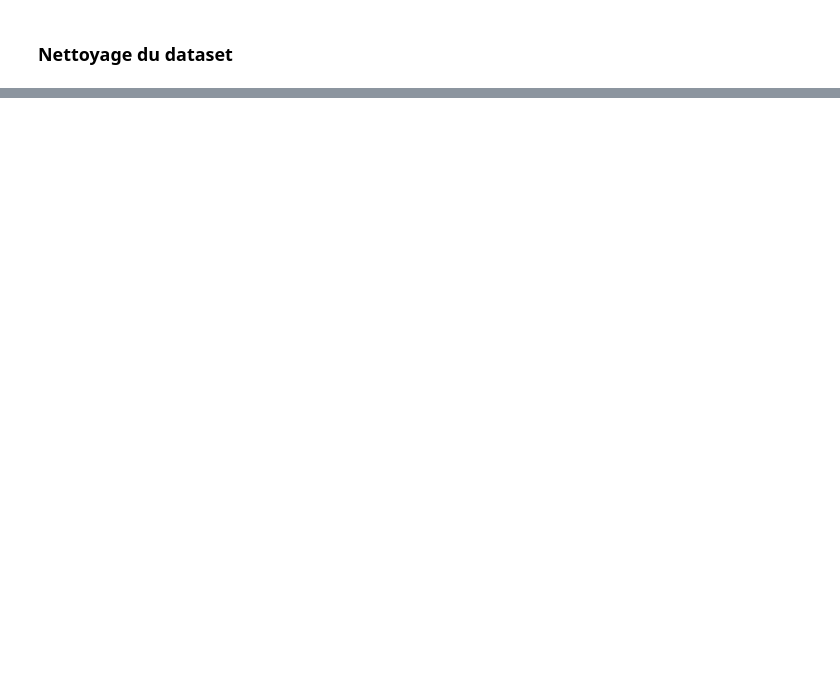
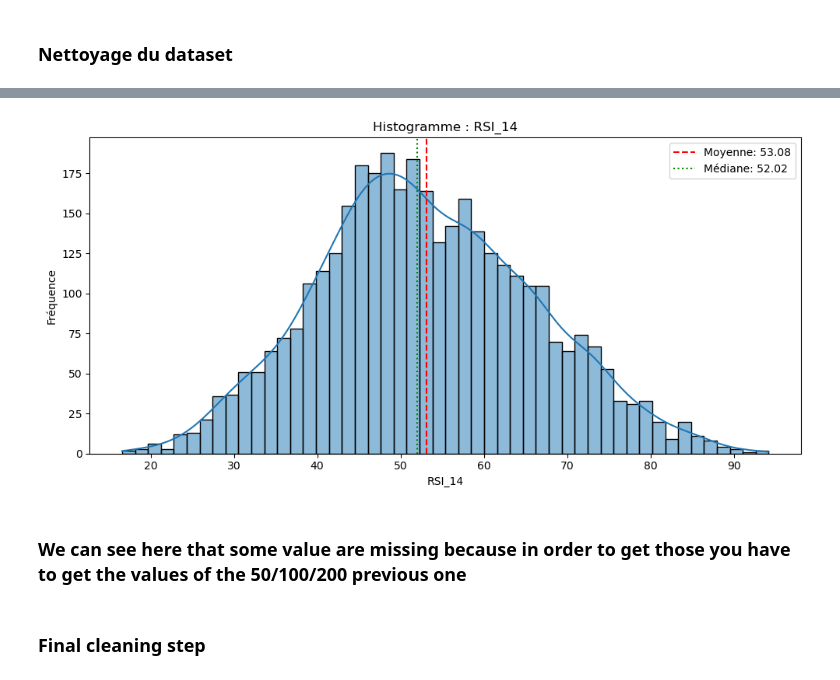
Before and after one commit to Thomasjiin/ML_Project, a Jupyter notebook: Tesla_stock_trend_prediction.ipynb, the cells around one changed output, grey strips where cells are left out. Cells and saved outputs as stored; diff of their text form; code cells hidden in the pictures; blank space fills up the shorter version.

```diff
--- a/Tesla_stock_trend_prediction.ipynb
+++ b/Tesla_stock_trend_prediction.ipynb
@@ -48,0 +98,25 @@ dtype: int64
+# %%
+# histogramme de la colonne RSI (détecte automatiquement RSI_14 si présent)
+rsi_cols = [c for c in df_vis.columns if 'RSI' in c.upper()]
+if not rsi_cols:
+    print("Aucune colonne RSI trouvée dans df_vis.")
+else:
+    rsi_col = rsi_cols[0]
+    plt.figure(figsize=(10,5))
+    sns.histplot(df_vis[rsi_col].dropna(), kde=True, bins=50, color='tab:blue')
+    mean = df_vis[rsi_col].mean()
+    median = df_vis[rsi_col].median()
+    plt.axvline(mean, color='red', linestyle='--', label=f'Moyenne: {mean:.2f}')
+    plt.axvline(median, color='green', linestyle=':', label=f'Médiane: {median:.2f}')
+    plt.title(f'Histogramme : {rsi_col}')
+    plt.xlabel(rsi_col)
+    plt.ylabel('Fréquence')
+    plt.legend()
+    plt.tight_layout()
+    plt.show()
+# %% [output]
+[figure, added]
+# %% [markdown]
+### We can see here that some value are missing because in order to get those you have to get the values of the 50/100/200 previous one
+# %% [markdown]
+### Final cleaning step
```
Also changed, not shown: parts of 13 cells of this notebook.
